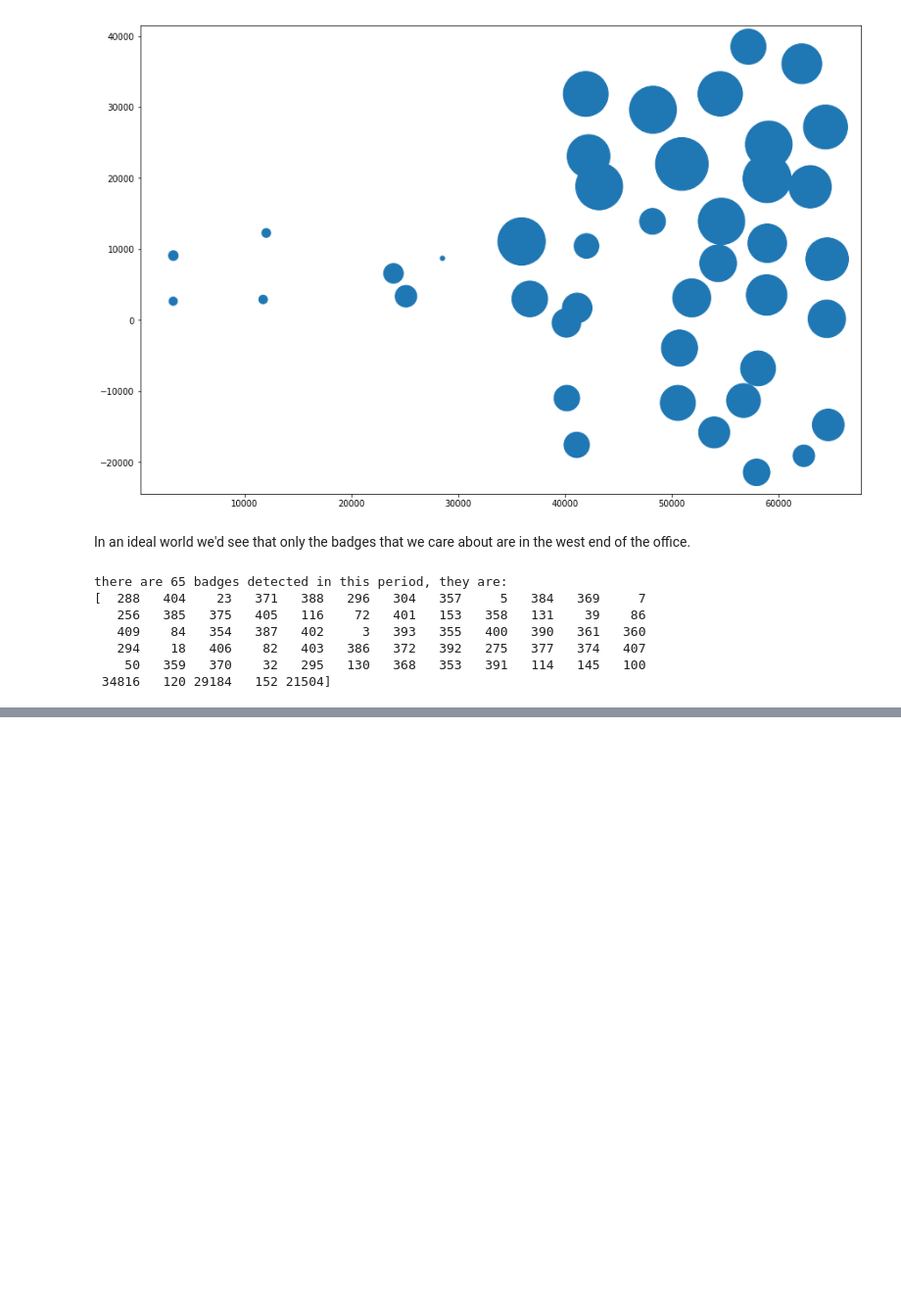
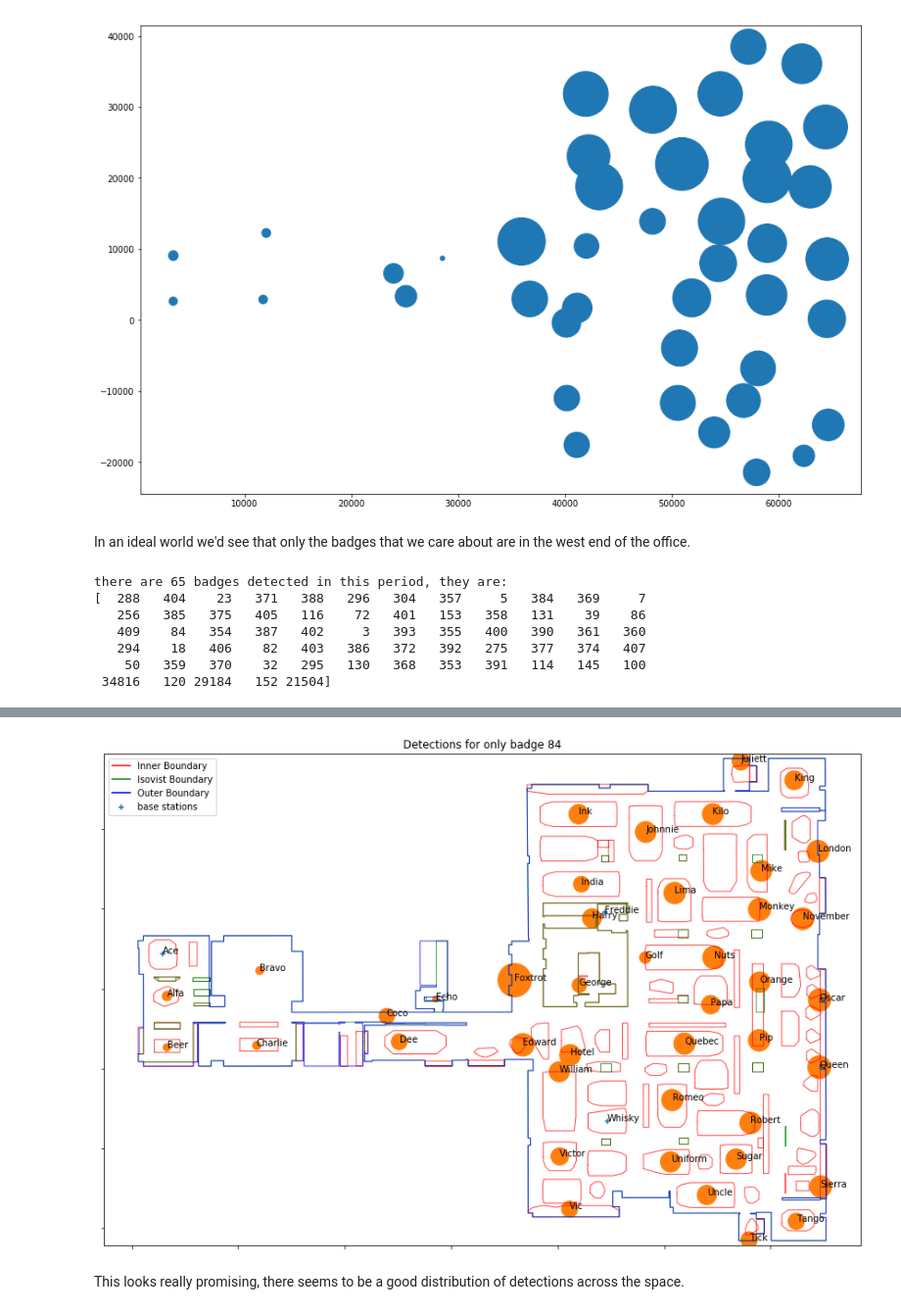
Before and after one commit to notionparallax/sensicorn, a Jupyter notebook: initialDataAnalysis/scan period visualisation.ipynb, the cells around one changed output, grey strips where cells are left out. Shown at 98% size. Drawn from its saved outputs; the diff is of its cells as text; code cells hidden in the pictures; blank space fills up the shorter version.

Commit message:
Got the detections working nicely

```diff
--- a/initialDataAnalysis/scan period visualisation.ipynb
+++ b/initialDataAnalysis/scan period visualisation.ipynb
@@ -244,0 +317,8 @@ nan nan Zulu not shown because probably not used.
+# %%
+bd_count84 = just84.agentName.value_counts()
+
+bd84 = bd_count84.to_frame().reset_index()
+bd84.columns =['agentName', "detection_count"]
+
+bd84 = bd84.merge(baseStationData, on="agentName", how='inner')
+bd84.head()
@@ -244,0 +332,14 @@ nan nan Zulu not shown because probably not used.
+# %%
+fig, ax = draw_infrastructure(title="Detections for only badge 84",
+                              draw_boundaries=True,
+                              draw_stickers=False,
+                              draw_basestations=True,
+                              draw_seat_names=False,
+                              draw_graph=False,
+                              return_plt_object=True)
+ax.scatter(bd84.x, bd84.y, s=bd84.detection_count/100, marker='o')
+plt.show()
+# %% [output]
+[figure, added]
+# %% [markdown]
+This looks really promising, there seems to be a good distribution of detections across the space.
```
Also changed, not shown: parts of 16 cells of this notebook.
